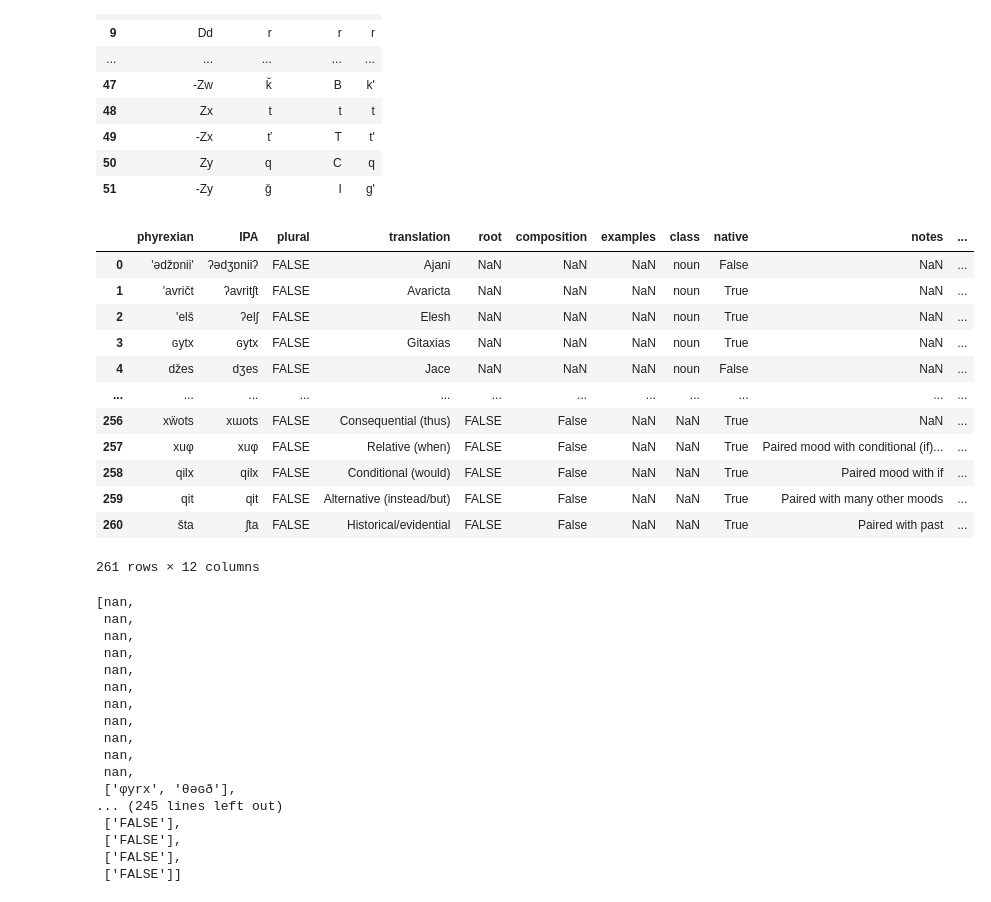
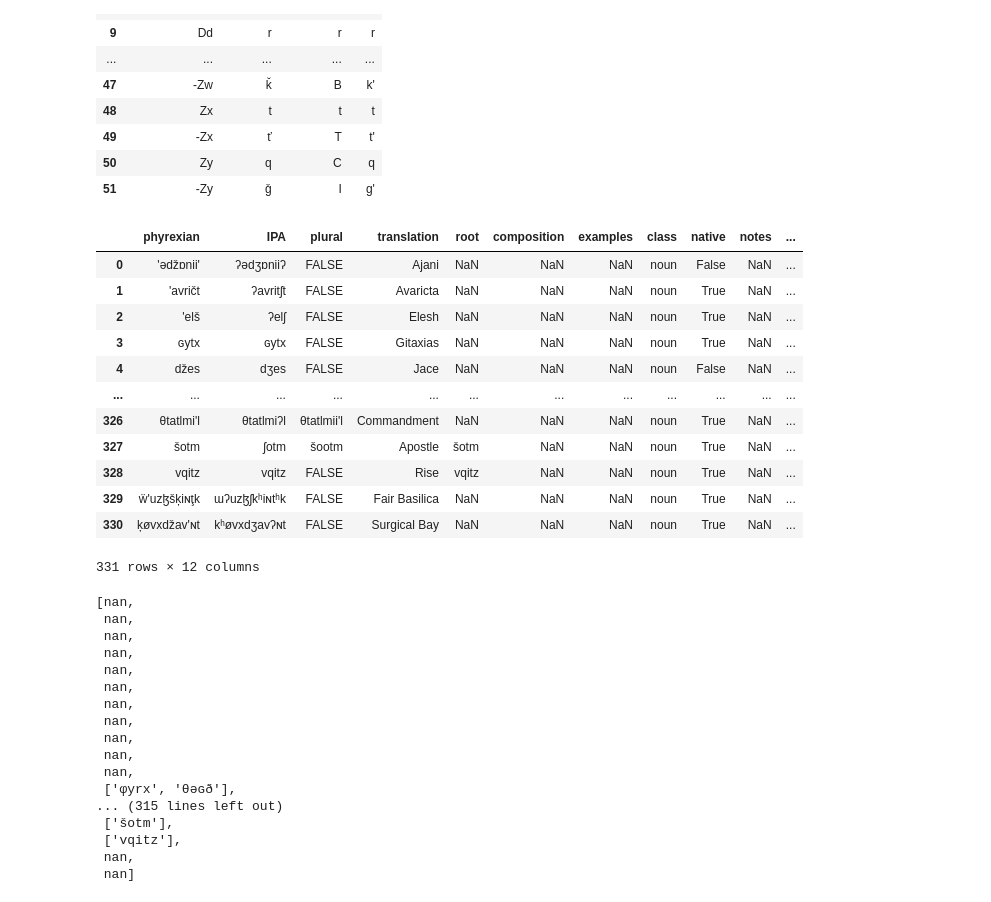
Before and after one commit to fxbuson/PhyrexianDictionary, a Jupyter notebook: scripts/build_json.ipynb, the cells around one changed output. Drawn from its saved outputs; the diff is of its cells as text; code cells hidden in the pictures.

Commit message:
new B&G words

```diff
--- a/scripts/build_json.ipynb
+++ b/scripts/build_json.ipynb
@@ -24,22 +24,22 @@ conversions
 | 50 | Zy | q | C | q |
 | 51 | -Zy | ǧ | I | g' |
 # %%
-words = pd.read_csv('../data/compleat_wiki_man.csv', encoding='utf-8')
+words = pd.read_csv('../data/phrx_words.csv', encoding='utf-8')
 words
 # %% [output]
 |  | phyrexian | IPA | plural | translation | root | composition | examples | class | native | notes | ... |
 | 0 | 'əǆɒnii' | ʔədʒɒniiʔ | FALSE | Ajani | NaN | NaN | NaN | noun | False | NaN | ... |
 | 1 | 'avričt | ʔavritʃt | FALSE | Avaricta | NaN | NaN | NaN | noun | True | NaN | ... |
 | 2 | 'elš | ʔelʃ | FALSE | Elesh | NaN | NaN | NaN | noun | True | NaN | ... |
 | 3 | ɢytx | ɢytx | FALSE | Gitaxias | NaN | NaN | NaN | noun | True | NaN | ... |
 | 4 | ǆes | dʒes | FALSE | Jace | NaN | NaN | NaN | noun | False | NaN | ... |
 | ... | ... | ... | ... | ... | ... | ... | ... | ... | ... | ... | ... |
-| 256 | xẅots | xɯots | FALSE | Consequential (thus) | FALSE | False | NaN | NaN | True | NaN | ... |
-| 257 | xuφ | xuφ | FALSE | Relative (when) | FALSE | False | NaN | NaN | True | Paired mood with conditional (if)... | ... |
-| 258 | qilx | qilx | FALSE | Conditional (would) | FALSE | False | NaN | NaN | True | Paired mood with if | ... |
-| 259 | qit | qit | FALSE | Alternative (instead/but) | FALSE | False | NaN | NaN | True | Paired with many other moods | ... |
-| 260 | šta | ʃta | FALSE | Historical/evidential | FALSE | False | NaN | NaN | True | Paired with past | ... |
+| 326 | θtatlmi'l | θtatlmiʔl | θtatlmii'l | Commandment | NaN | NaN | NaN | noun | True | NaN | ... |
+| 327 | šotm | ʃotm | šootm | Apostle | šotm | NaN | NaN | noun | True | NaN | ... |
+| 328 | vqitz | vqitz | FALSE | Rise | vqitz | NaN | NaN | noun | True | NaN | ... |
+| 329 | ẅ'uzɮšķiɴţk | ɯʔuzɮʃkʰiɴtʰk | FALSE | Fair Basilica | NaN | NaN | NaN | noun | True | NaN | ... |
+| 330 | ķøvxǆav'ɴt | kʰøvxdʒavʔɴt | FALSE | Surgical Bay | NaN | NaN | NaN | noun | True | NaN | ... |
-261 rows × 12 columns
+331 rows × 12 columns
 # %%
 words['root'].to_list()
 new_root = []
@@ -64,11 +64,11 @@ new_root
  nan,
  nan,
  ['φyrx', 'θəɢð'],
-... (245 lines left out)
- ['FALSE'],
- ['FALSE'],
- ['FALSE'],
- ['FALSE']]
+... (315 lines left out)
+ ['šotm'],
+ ['vqitz'],
+ nan,
+ nan]
 # %%
 words['root'] = new_root
 words
```
Also changed, not shown: parts of 4 cells of this notebook, 2 other files.
